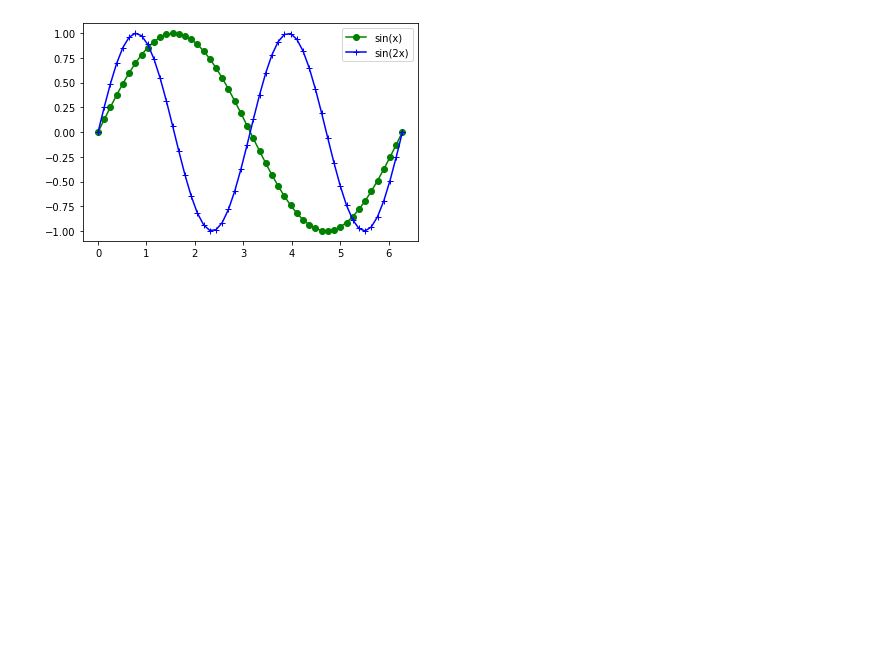
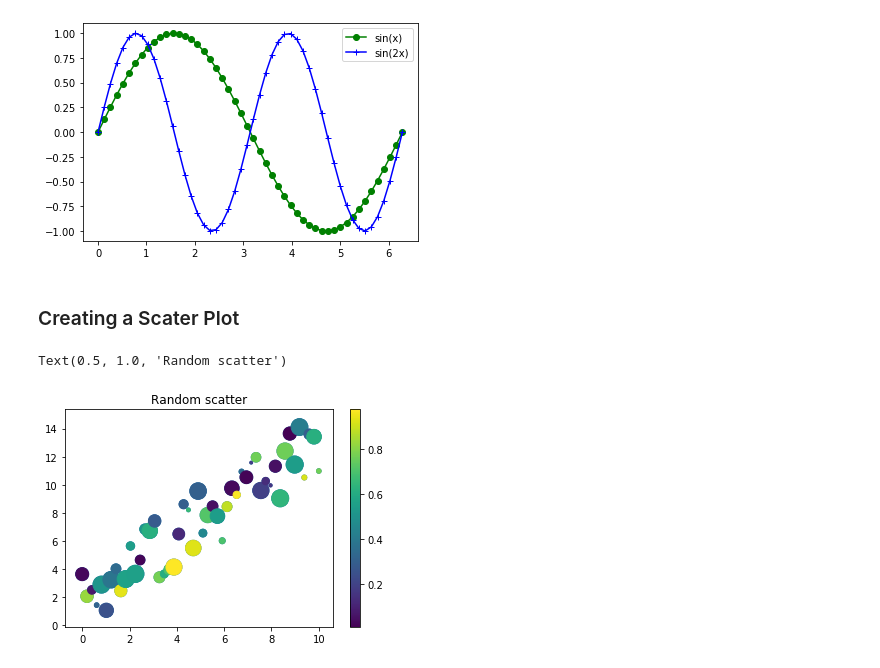
Before and after one commit to kacperkurowski/CE888, a Jupyter notebook: Lab1.ipynb, the cells around one changed output. Saved outputs shown, nothing was run; the diff lists cells and outputs as text; code cells hidden in the pictures; blank space fills up the shorter version.

```diff
--- a/Lab1.ipynb
+++ b/Lab1.ipynb
@@ -53,3 +53,21 @@ plt.legend(['sin(x)','sin(2x)']) # adds a label to each graph
 # %% [output]
 <matplotlib.legend.Legend at 0x...>
 [figure]
+# %% [markdown]
+### Creating a Scater Plot
+# %%
+N = 50 # no. of points
+x = np.linspace(0, 10, N) #creates the 50 desired x coordinates from 0 to 10
+#print(x)
+from numpy.random import rand
+e = rand(N)*5.0 # noise
+y1 = x + e # adds noise to each coordinate
+areas = rand(N)*300 # controls the area of the 'dots' that represent the points plotted
+plt.scatter(x, y1, s=areas)
+colors = rand(N) # changes the colours of each plot to a random value
+plt.scatter(x, y1, s=areas,c=colors)
+plt.colorbar()
+plt.title("Random scatter") # adds title
+# %% [output]
+Text(0.5, 1.0, 'Random scatter')
+[figure, added]
```
